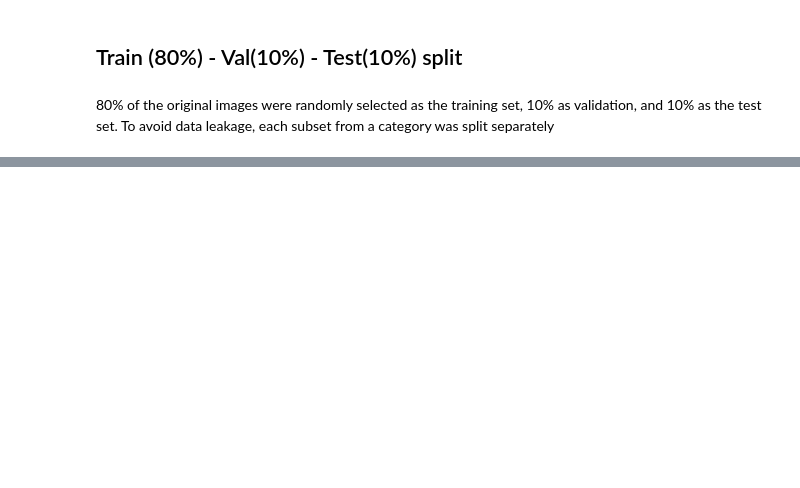
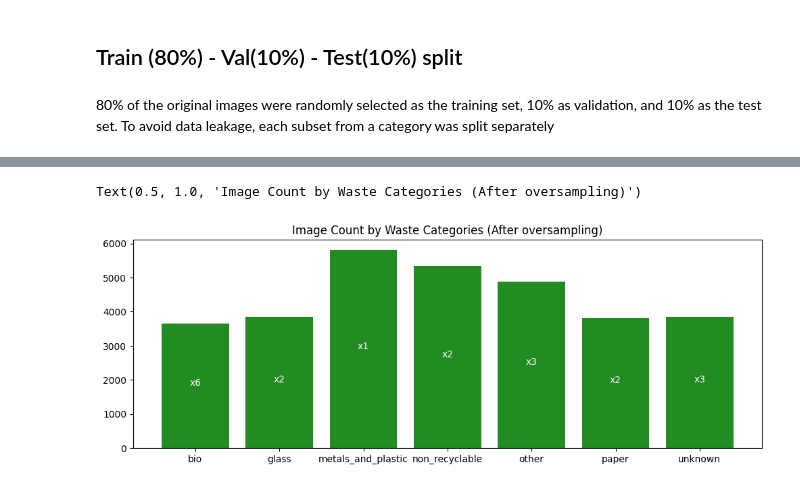
Before and after one commit to tnguyen7s/CNN-trash-classifier, a Jupyter notebook: data-collection/data_exploration.ipynb, the cells around one changed output, grey strips where cells are left out. Saved outputs shown, nothing was run; the diff lists cells and outputs as text; code cells hidden in the pictures; blank space fills up the shorter version.

```diff
--- a/data-collection/data_exploration.ipynb
+++ b/data-collection/data_exploration.ipynb
@@ -238,0 +216,37 @@ print(test_dist, end='\n\n')
+# %%
+image_folder = './collected-datasets/train/'
+labels = os.listdir(image_folder)
+dictionary = {}
+for label in labels:
+    # concat the parent folder and the category folder
+    path = '/'.join([image_folder, label])
+
+    # count the number of images inside the folder and save the category & image count in the dictionary
+    count = len(os.listdir(path))
+    dictionary[label] = count
+
+dictionary['bio'] = dictionary['bio']*6
+dictionary['glass'] = dictionary['glass']*2
+dictionary['metals_and_plastic'] = dictionary['metals_and_plastic']*1
+dictionary['non_recyclable'] = dictionary['non_recyclable']*2
+dictionary['other'] = dictionary['other']*3
+dictionary['paper'] = dictionary['paper']*2
+dictionary['unknown'] = dictionary['unknown']*3
+
+# plot
+plt.figure(figsize=(12,4))
+categories = dictionary.keys()
+counts = dictionary.values()
+plt.bar(categories, counts, color="#228B22")
+plt.text(0, dictionary['bio']//2, 'x6',ha='center', color='white')
+plt.text(1, dictionary['glass']//2, 'x2',ha='center', color='white')
+plt.text(2, dictionary['metals_and_plastic']//2, 'x1',ha='center', color='white')
+plt.text(3, dictionary['non_recyclable']//2, 'x2',ha='center', color='white')
+plt.text(4, dictionary['other']//2, 'x3',ha='center', color='white')
+plt.text(5, dictionary['paper']//2, 'x2',ha='center', color='white')
+plt.text(6, dictionary['unknown']//2, 'x3',ha='center', color='white')
+
+plt.title('Image Count by Waste Categories (After oversampling)')
+# %% [output]
+Text(0.5, 1.0, 'Image Count by Waste Categories (After oversampling)')
+[figure, added]
```
Also changed, not shown: parts of 17 cells of this notebook, 2 other files.
